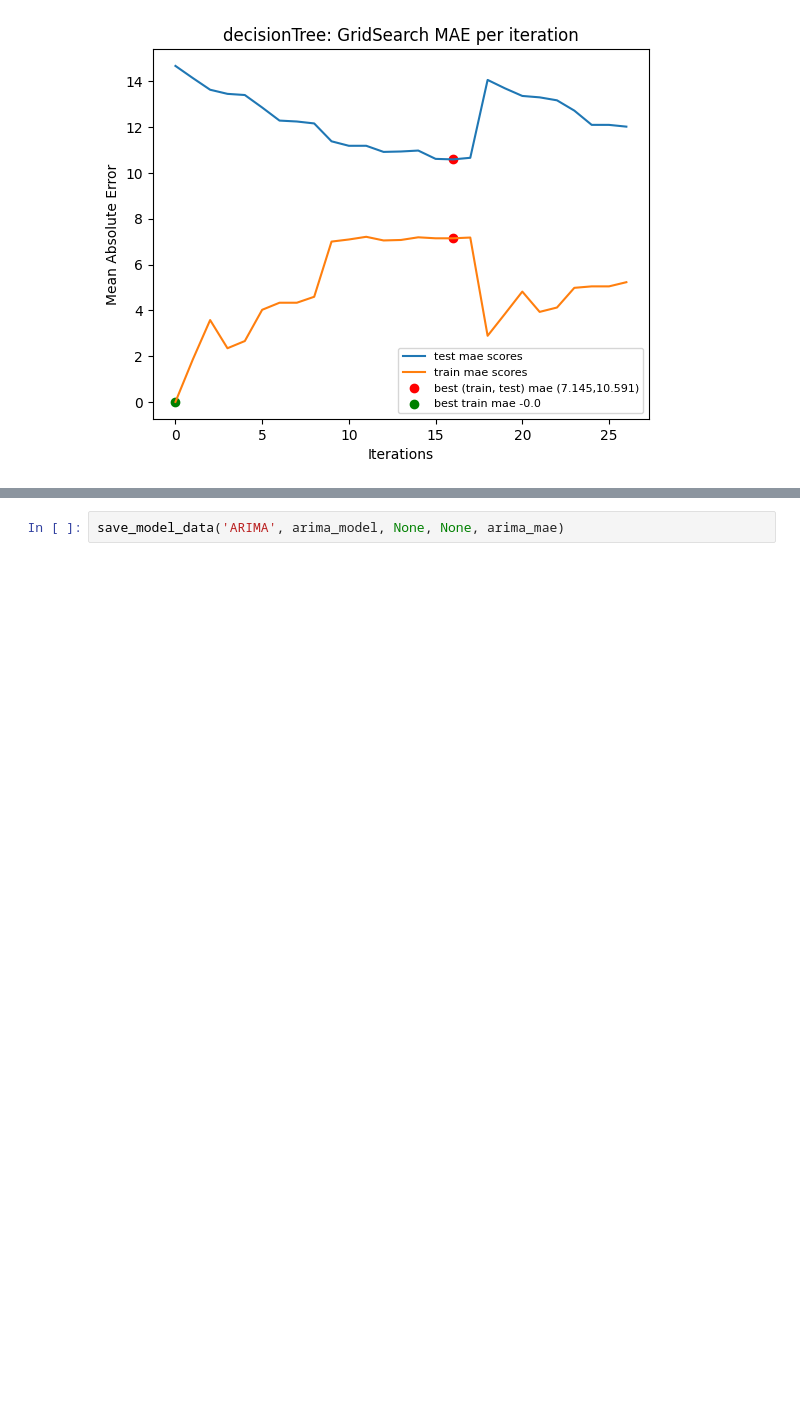
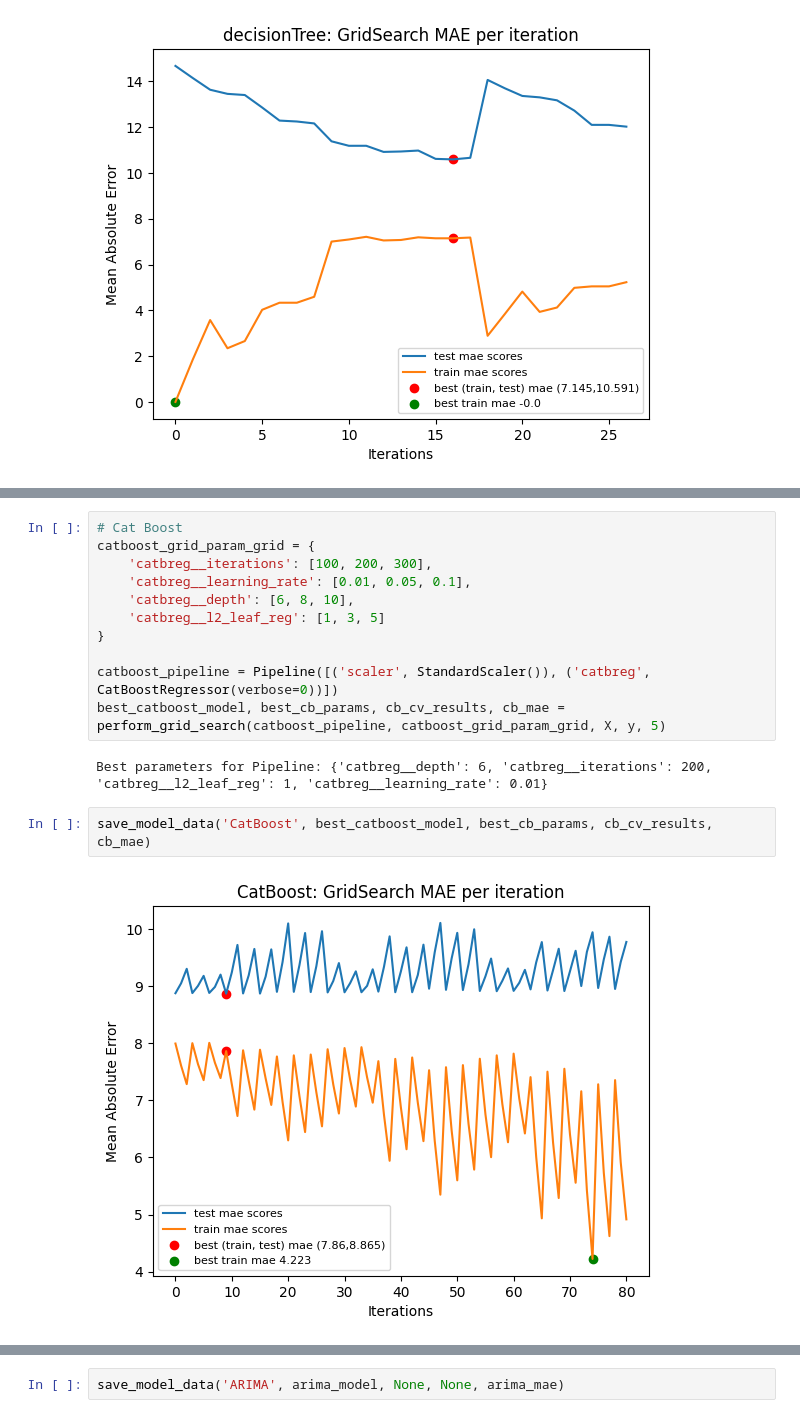
Before and after one commit to sacredvoid/ml-cs6140-project, a Jupyter notebook: Modified_Group_9_LSTM_and_Transformer_Aakash_Mahesha-4.ipynb, the cells around one changed output, grey strips where cells are left out. Saved outputs shown, nothing was run; the diff lists cells and outputs as text; blank space fills up the shorter version.

Commit message:
add catboost results

```diff
--- a/Modified_Group_9_LSTM_and_Transformer_Aakash_Mahesha-4.ipynb
+++ b/Modified_Group_9_LSTM_and_Transformer_Aakash_Mahesha-4.ipynb
@@ -722,3 +731,20 @@ save_model_data('XGBoost',best_xgb_model, xgb_params,xgb_cv_results, xgb_mae)
+# %%
+# Cat Boost
+catboost_grid_param_grid = {
+    'catbreg__iterations': [100, 200, 300],
+    'catbreg__learning_rate': [0.01, 0.05, 0.1],
+    'catbreg__depth': [6, 8, 10],
+    'catbreg__l2_leaf_reg': [1, 3, 5]
+}
+
+catboost_pipeline = Pipeline([('scaler', StandardScaler()), ('catbreg', CatBoostRegressor(verbose=0))])
+best_catboost_model, best_cb_params, cb_cv_results, cb_mae = perform_grid_search(catboost_pipeline, catboost_grid_param_grid, X, y, 5)
+# %% [output]
+Best parameters for Pipeline: {'catbreg__depth': 6, 'catbreg__iterations': 200, 'catbreg__l2_leaf_reg': 1, 'catbreg__learning_rate': 0.01}
+# %%
+save_model_data('CatBoost', best_catboost_model, best_cb_params, cb_cv_results, cb_mae)
+# %% [output]
+[figure, added]
 # %%
 # Neural Network
 nn_param_grid = {'mlpregressor__hidden_layer_sizes': [(100,), (50, 50)], 'mlpregressor__activation': ['relu', 'tanh'], 'mlpregressor__max_iter': [500, 1000, 2000]}
```
Also changed, not shown: parts of 9 cells of this notebook, 21 other files.
